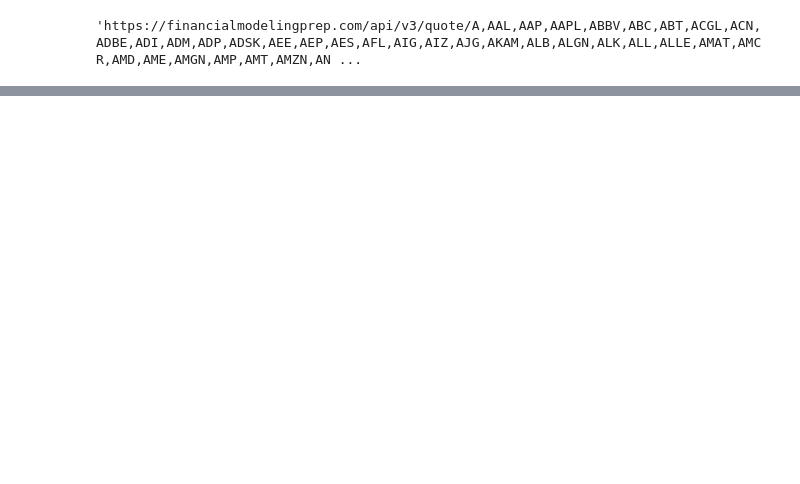
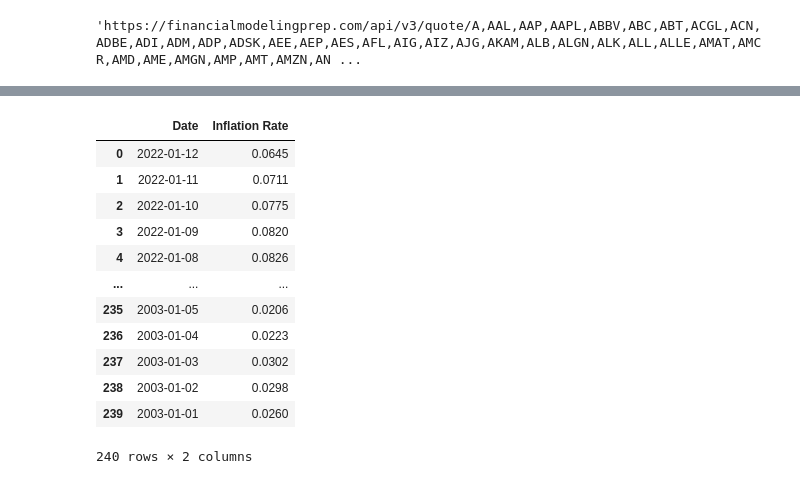
Before and after one commit to rocklurva/Mini-Project-1, a Jupyter notebook: main.ipynb, the cells around one changed output, grey strips where cells are left out. Saved outputs shown, nothing was run; the diff lists cells and outputs as text; code cells hidden in the pictures; blank space fills up the shorter version.

```diff
--- a/main.ipynb
+++ b/main.ipynb
@@ -276,0 +368,5 @@ print(json.dumps(response, indent=4, sort_keys=True))
+# %%
+# Read and review historical inflation rate for goods and services (CPI) in the United States
+
+cpi_df = pd.read_csv('Resources/Inflation Rate CPI US/Inflation CPI.csv')
+cpi_df.info()
@@ -276,0 +383,21 @@ print(json.dumps(response, indent=4, sort_keys=True))
+# %%
+# Adjust datatypes for all columns and create a new cleaned dataframe
+
+cpi_df["Date"] = pd.to_datetime(cpi_df["Date"])
+
+clean_cpi_df = pd.DataFrame(cpi_df)
+clean_cpi_df
+# %% [output]
+|  | Date | Inflation Rate |
+| 0 | 2022-01-12 | 0.0645 |
+| 1 | 2022-01-11 | 0.0711 |
+| 2 | 2022-01-10 | 0.0775 |
+| 3 | 2022-01-09 | 0.0820 |
+| 4 | 2022-01-08 | 0.0826 |
+| ... | ... | ... |
+| 235 | 2003-01-05 | 0.0206 |
+| 236 | 2003-01-04 | 0.0223 |
+| 237 | 2003-01-03 | 0.0302 |
+| 238 | 2003-01-02 | 0.0298 |
+| 239 | 2003-01-01 | 0.0260 |
+240 rows × 2 columns
```
Also changed, not shown: parts of 7 cells of this notebook, 3 other files.
